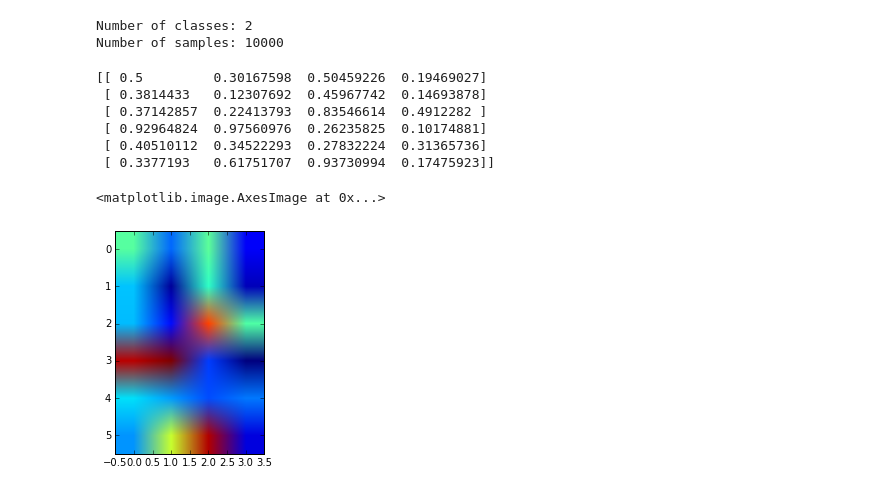
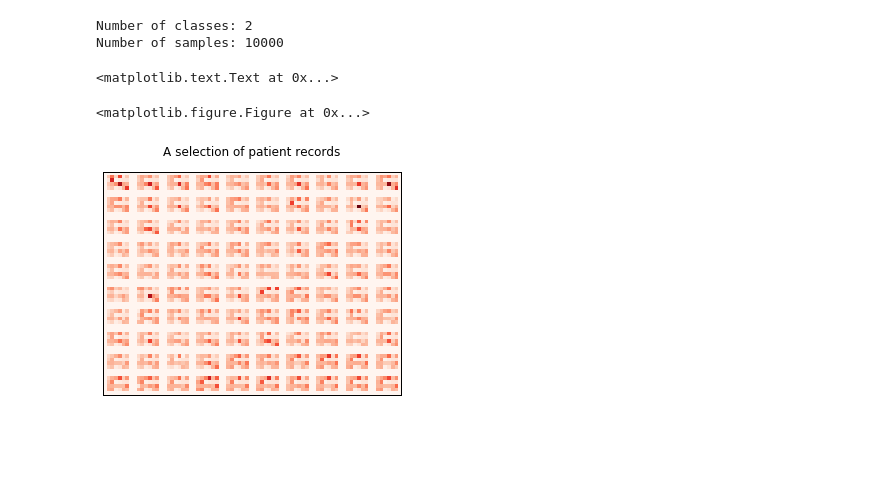
Before and after one commit to MIT-LCP/mimic-iii-paper, a Jupyter notebook: notebooks/tsne-vis.ipynb, the cells around one changed output. Drawn from its saved outputs; the diff is of its cells as text; code cells hidden in the pictures; blank space fills up the shorter version.

```diff
--- a/notebooks/tsne-vis.ipynb
+++ b/notebooks/tsne-vis.ipynb
@@ -136,22 +136,39 @@ print('Number of samples: {}'.format(phys.label.count()))
 # %% [output]
 Number of classes: 2
 Number of samples: 10000
-# %%
-# Plot an image that represents a single patient
-# These should be simple to interpret
-# Once finalised, add these to the clustered plot
-img = phys[physvars].loc[4].values.reshape((6, 4))
-print img
-plt.imshow(img)
-# %% [output]
-[[ 0.5         0.30167598  0.50459226  0.19469027]
- [ 0.3814433   0.12307692  0.45967742  0.14693878]
- [ 0.37142857  0.22413793  0.83546614  0.4912282 ]
- [ 0.92964824  0.97560976  0.26235825  0.10174881]
- [ 0.40510112  0.34522293  0.27832224  0.31365736]
- [ 0.3377193   0.61751707  0.93730994  0.17475923]]
-<matplotlib.image.AxesImage at 0x...>
-[figure, removed]
+# %%
+# Plot a grid of images each of which represents a distinct patient
+# These should be simple to interpret
+# Once finalised, add these to the clustered plot
+# Note: would be interesting to compare plots for different classes
+
+# get dimension of image and add box around it
+rows=int(np.floor(np.sqrt(len(physvars))))
+cols=int(len(physvars)/rows)
+dims=(rows+2,cols+2)
+# img = phys[physvars].loc[4].values.reshape(dims)
+# print img
+# plt.imshow(img)
+
+n_img_per_row = 10
+img = np.zeros((dims[0] * n_img_per_row, dims[1] * n_img_per_row))
+physbox=np.zeros([dims[0],dims[1]])
+for i in range(n_img_per_row):
+    ix = dims[0] * i
+    for j in range(n_img_per_row):
+        iy = dims[1] * j
+        physbox[1:-1,1:-1]=phys[physvars].iloc[i * n_img_per_row + j].values.reshape((dims[0]-2,dims[1]-2))
+        img[ix:ix + dims[0], iy:iy + dims[1]] = physbox
+
+plt.figure(figsize=(6, 6))
+plt.matshow(img,cmap="Reds")
+plt.xticks([])
+plt.yticks([])
+plt.title('A selection of patient records')
+# %% [output]
+<matplotlib.text.Text at 0x...>
+<matplotlib.figure.Figure at 0x...>
+[figure, added]
 # %%
 # set colours for plot
 # "Tableau 20" colors as RGB.
```
Also changed, not shown: parts of 3 cells of this notebook.
